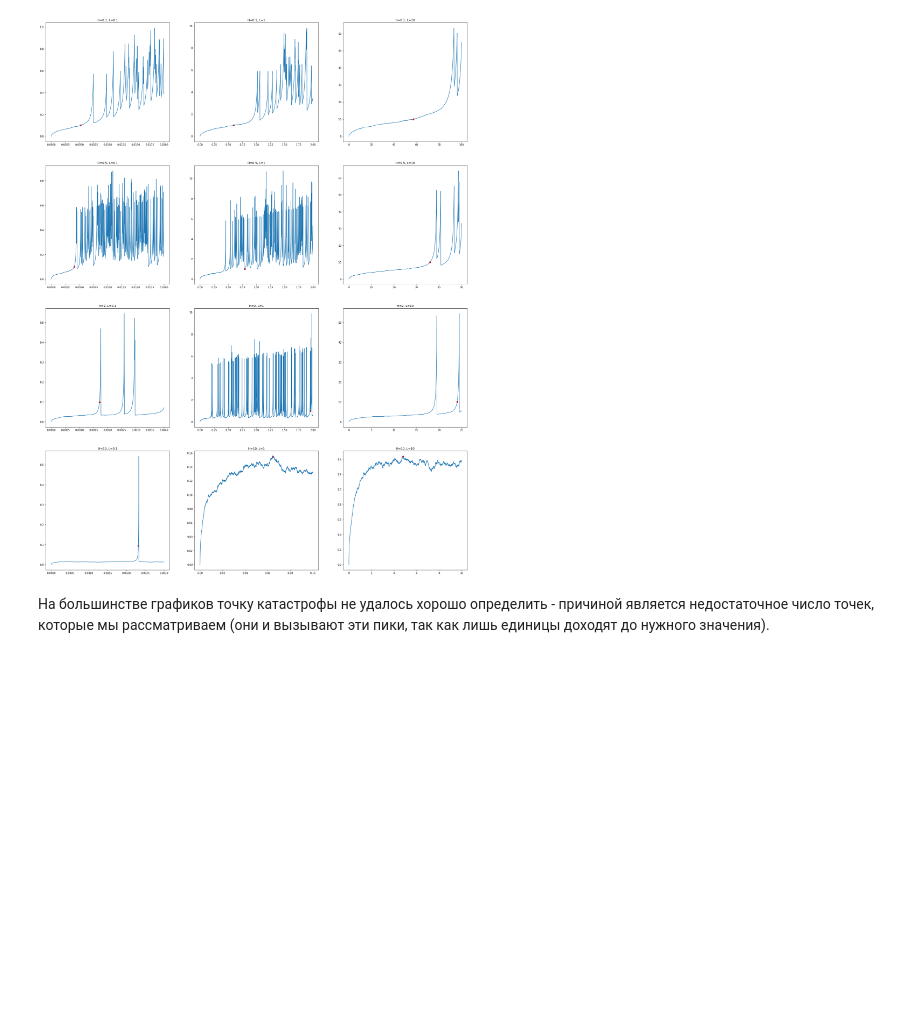
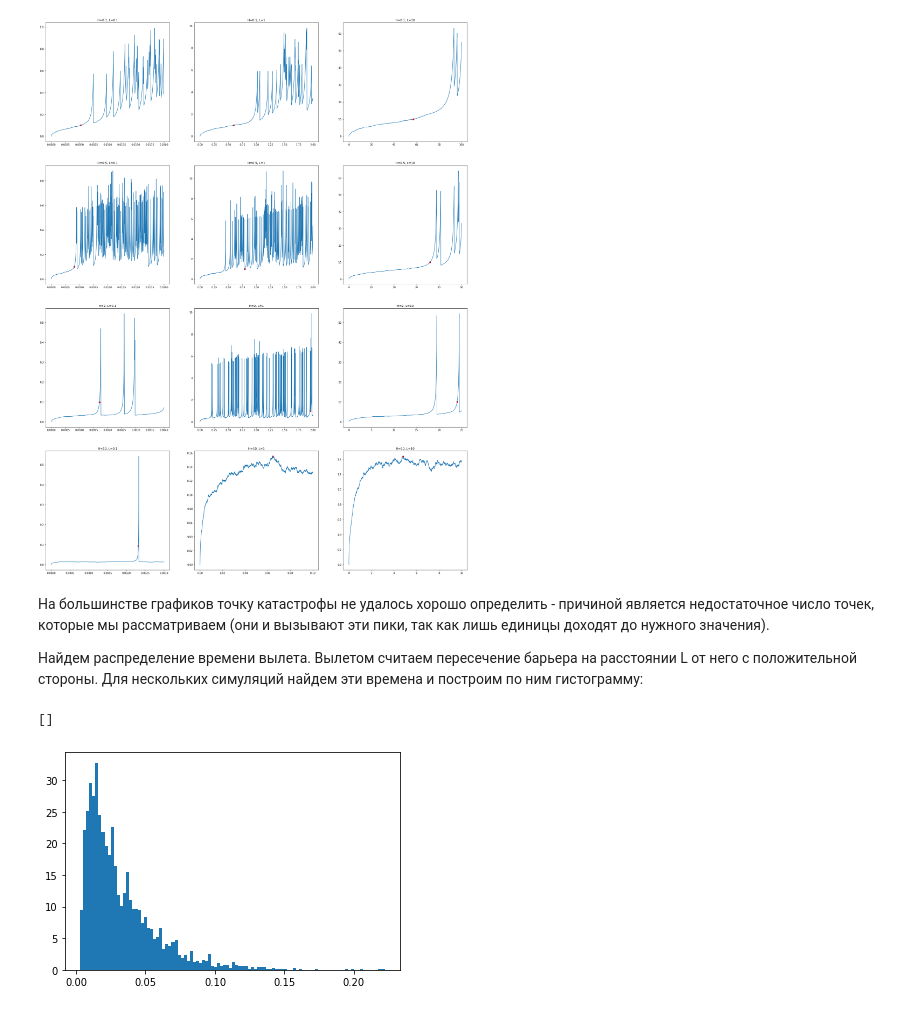
Before and after one commit to nazar-si/bmotion, a Jupyter notebook: main.ipynb, the cells around one changed output. Cells and saved outputs as stored; diff of their text form; code cells hidden in the pictures; blank space fills up the shorter version.

Commit message:
Added hist of time

```diff
--- a/main.ipynb
+++ b/main.ipynb
@@ -39,8 +39,8 @@ def simulate(l, h, t, dt=1e-3, limit = False):
     eps = np.sqrt(2 * dt)
     for i in range(it):
         x = np.append(x, x[-1] + eps *np.random.normal() + F(x[-1], l, h) * dt )
-        if x[-1] > l and limit:
-            x[-1] = l
+        if limit and x[-1] > limit:
+            return x
     return x
 # %% [markdown]
 Проведем симуляцию с первым набором данных для 300 точек:
@@ -165,3 +165,18 @@ L =   10 , H =   10 , t = 4.805
 [figure]
 # %% [markdown]
 На большинстве графиков точку катастрофы не удалось хорошо определить - причиной является недостаточное число точек, которые мы рассматриваем (они и вызывают эти пики, так как лишь единицы доходят до нужного значения).
+
+
+Найдем распределение времени вылета. Вылетом считаем пересечение барьера на расстоянии L от него с положительной стороны. Для нескольких симуляций найдем эти времена и построим по ним гистограмму:
+# %%
+t = np.linspace(0, 4, int(2/5e-4))
+ts = []
+for i in range(5000):
+    ts.append(t[simulate(L[0], 0.5, 2, dt=1e-3, limit=2 * L[0]).shape[0]])
+ts = np.array(ts)
+
+plt.hist(ts, 100, density=True)
+plt.plot()
+# %% [output]
+[]
+[figure, added]
```
